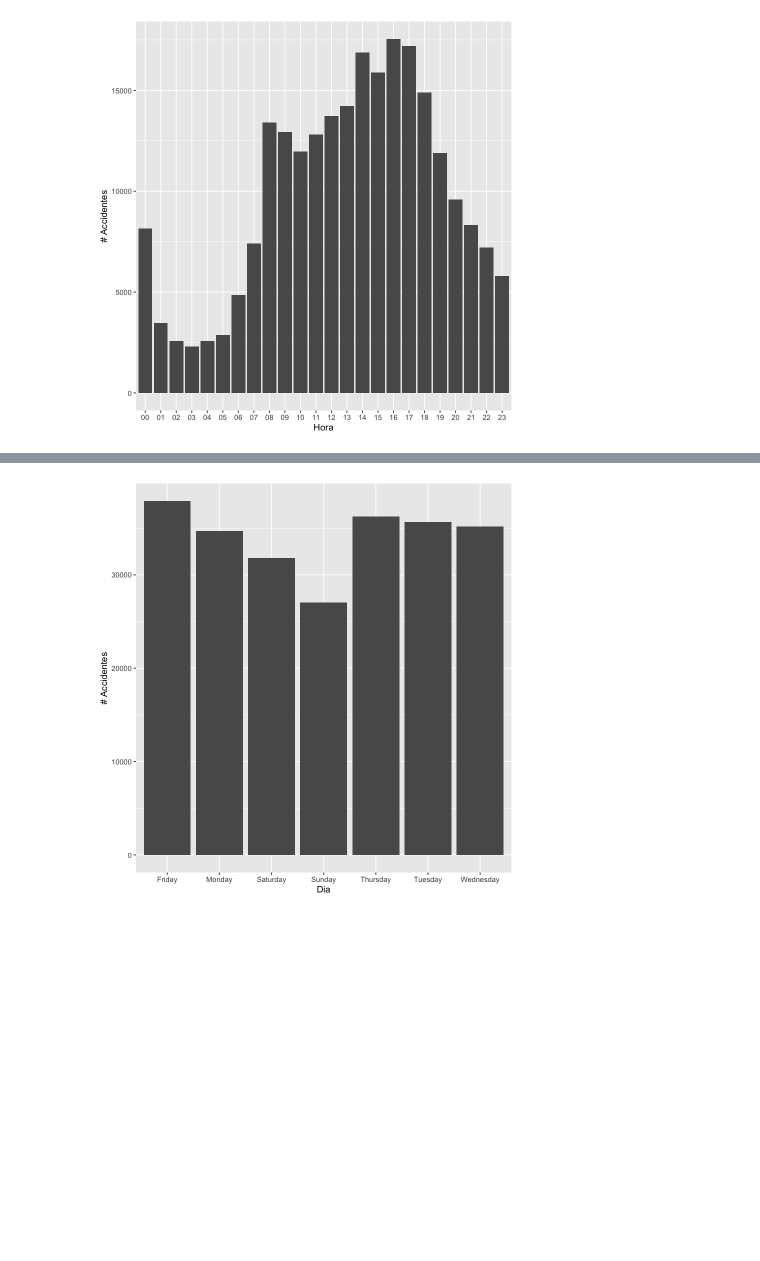
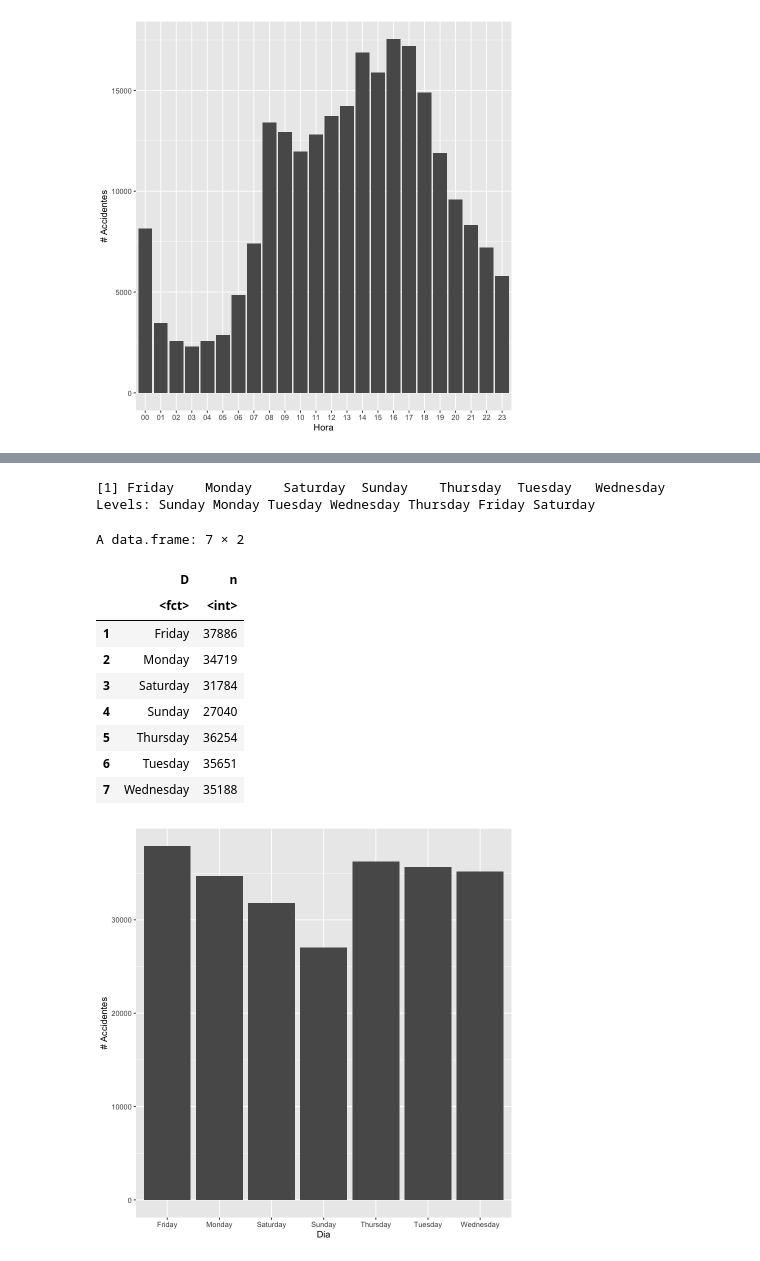
Before and after one commit to javierjaimes/r, a Jupyter notebook: MLSupervised.ipynb, the cells around one changed output, grey strips where cells are left out. Saved outputs shown, nothing was run; the diff lists cells and outputs as text; code cells hidden in the pictures; blank space fills up the shorter version.

```diff
--- a/MLSupervised.ipynb
+++ b/MLSupervised.ipynb
@@ -180 +122,19 @@ Ahora seria interesante ver la relacion por dia, es evidente que el domingo sea
+# %%
+dw <- d %>% count(D)
+factor(dw$D, levels = c("Sunday", "Monday", "Tuesday", "Wednesday", "Thursday", "Friday", "Saturday"))
+dwo <- dw[order(dw$D), ]
+dwo
+# %% [output]
+[1] Friday    Monday    Saturday  Sunday    Thursday  Tuesday   Wednesday
+Levels: Sunday Monday Tuesday Wednesday Thursday Friday Saturday
+A data.frame: 7 × 2
+|  | D | n |
+|  | <fct> | <int> |
+| 1 | Friday | 37886 |
+| 2 | Monday | 34719 |
+| 3 | Saturday | 31784 |
+| 4 | Sunday | 27040 |
+| 5 | Thursday | 36254 |
+| 6 | Tuesday | 35651 |
+| 7 | Wednesday | 35188 |
 # %%
```
Also changed, not shown: parts of 51 cells of this notebook, 8 other files.
